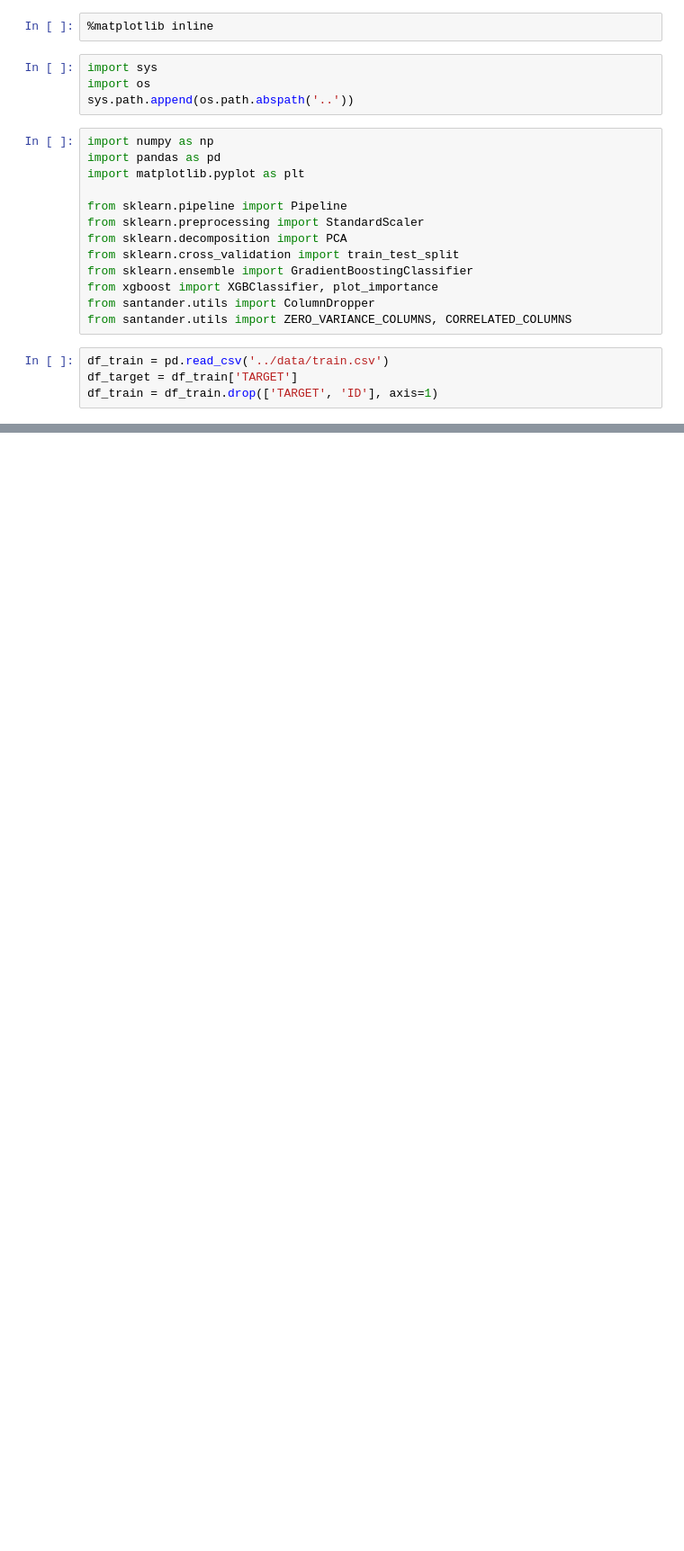
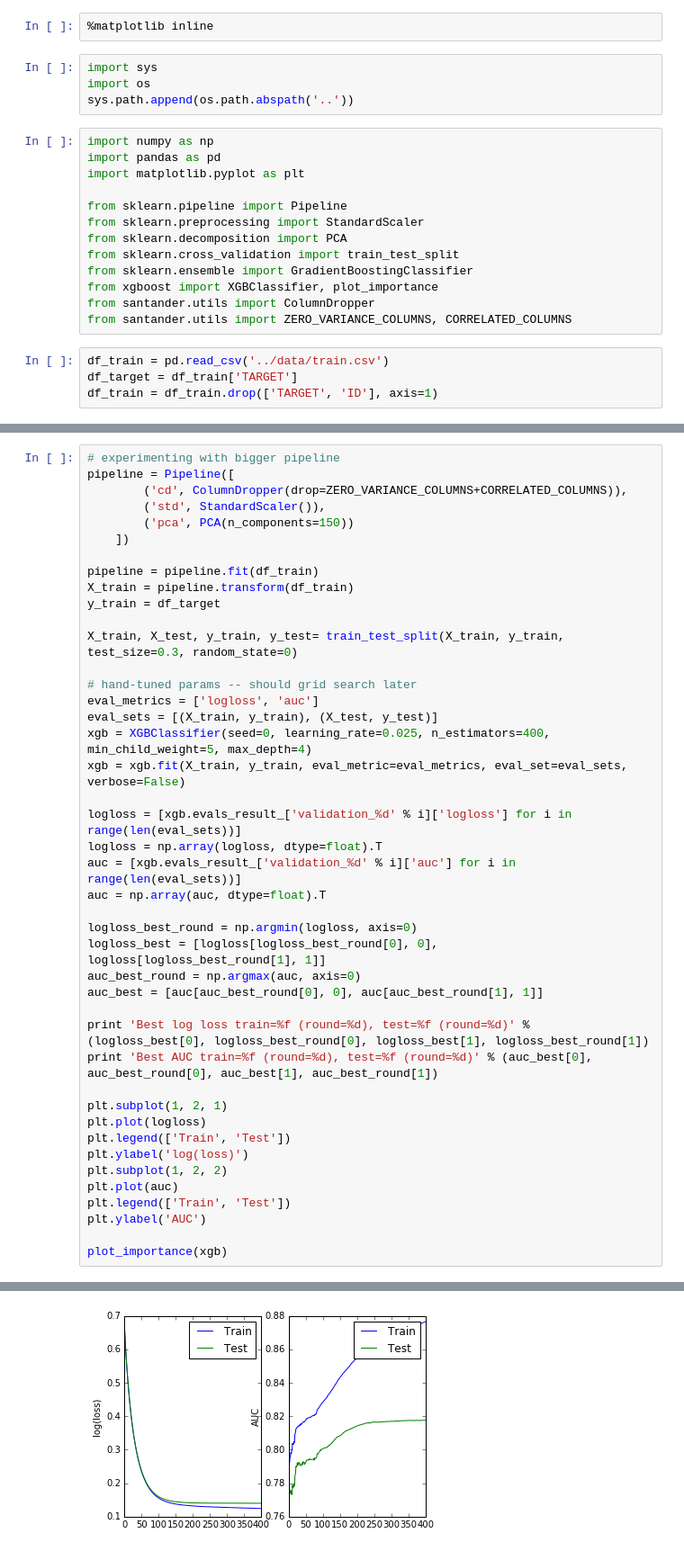
Before and after one commit to dwyatte/kaggle-santander, a Jupyter notebook: notebooks/xgboost.ipynb, the cells around one changed output, grey strips where cells are left out. Shown at 90% size. Saved outputs shown, nothing was run; the diff lists cells and outputs as text; blank space fills up the shorter version.

```diff
--- a/notebooks/xgboost.ipynb
+++ b/notebooks/xgboost.ipynb
@@ -134,0 +113,44 @@ plot_importance(xgb)
+# %%
+# experimenting with bigger pipeline
+pipeline = Pipeline([
+        ('cd', ColumnDropper(drop=ZERO_VARIANCE_COLUMNS+CORRELATED_COLUMNS)),
+        ('std', StandardScaler()),
+        ('pca', PCA(n_components=150))
+    ])
+
+pipeline = pipeline.fit(df_train)
+X_train = pipeline.transform(df_train)
+y_train = df_target
+
+X_train, X_test, y_train, y_test= train_test_split(X_train, y_train, test_size=0.3, random_state=0)
+
+# hand-tuned params -- should grid search later
+eval_metrics = ['logloss', 'auc']
+eval_sets = [(X_train, y_train), (X_test, y_test)]
+xgb = XGBClassifier(seed=0, learning_rate=0.025, n_estimators=400, min_child_weight=5, max_depth=4)
+xgb = xgb.fit(X_train, y_train, eval_metric=eval_metrics, eval_set=eval_sets, verbose=False)
+
+logloss = [xgb.evals_result_['validation_%d' % i]['logloss'] for i in range(len(eval_sets))]
+logloss = np.array(logloss, dtype=float).T
+auc = [xgb.evals_result_['validation_%d' % i]['auc'] for i in range(len(eval_sets))]
+auc = np.array(auc, dtype=float).T
+
+logloss_best_round = np.argmin(logloss, axis=0)
+logloss_best = [logloss[logloss_best_round[0], 0], logloss[logloss_best_round[1], 1]]
+auc_best_round = np.argmax(auc, axis=0)
+auc_best = [auc[auc_best_round[0], 0], auc[auc_best_round[1], 1]]
+
+print 'Best log loss train=%f (round=%d), test=%f (round=%d)' % (logloss_best[0], logloss_best_round[0], logloss_best[1], logloss_best_round[1])
+print 'Best AUC train=%f (round=%d), test=%f (round=%d)' % (auc_best[0], auc_best_round[0], auc_best[1], auc_best_round[1])
+
+plt.subplot(1, 2, 1)
+plt.plot(logloss)
+plt.legend(['Train', 'Test'])
+plt.ylabel('log(loss)')
+plt.subplot(1, 2, 2)
+plt.plot(auc)
+plt.legend(['Train', 'Test'])
+plt.ylabel('AUC')
+
+plot_importance(xgb)
+# %% [output]
@@ -134,0 +160 @@ plot_importance(xgb)
+[figure, added]
```
Also changed, not shown: parts of 7 cells of this notebook, 2 other files.
